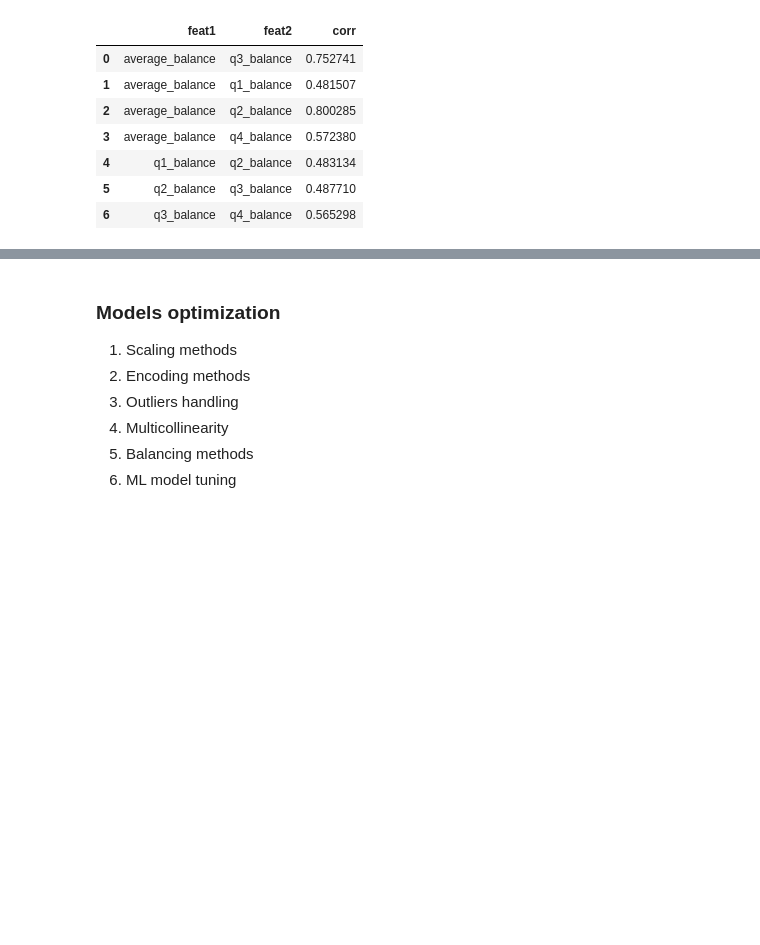
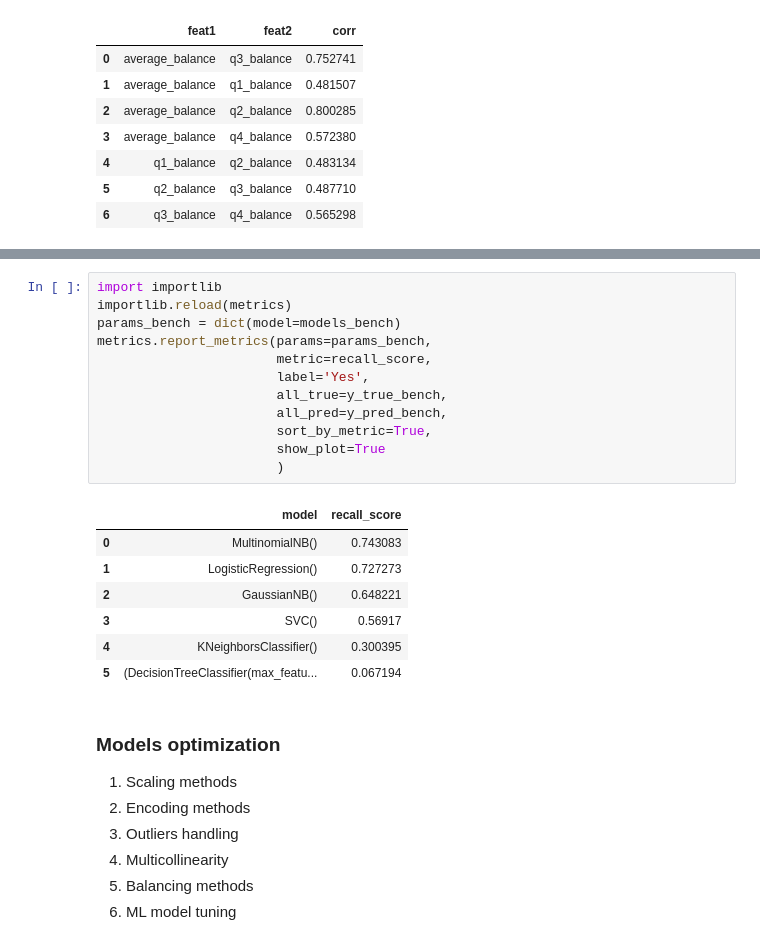
Before and after one commit to Edoardo1996/ironhack-mid-project, a Jupyter notebook: index.ipynb, the cells around one changed output, grey strips where cells are left out. Drawn from its saved outputs; the diff is of its cells as text; blank space fills up the shorter version.

Commit message:
refactoring of index.ipynb, started implemented metric plotter

```diff
--- a/index.ipynb
+++ b/index.ipynb
@@ -216,3 +223,23 @@ weighted avg       0.90      0.92      0.91      4494
+# %%
+import importlib
+importlib.reload(metrics)
+params_bench = dict(model=models_bench)
+metrics.report_metrics(params=params_bench,
+                       metric=recall_score,
+                       label='Yes',
+                       all_true=y_true_bench,
+                       all_pred=y_pred_bench,
+                       sort_by_metric=True,
+                       show_plot=True
+                       )
+# %% [output]
+|  | model | recall_score |
+| 0 | MultinomialNB() | 0.743083 |
+| 1 | LogisticRegression() | 0.727273 |
+| 2 | GaussianNB() | 0.648221 |
+| 3 | SVC() | 0.56917 |
+| 4 | KNeighborsClassifier() | 0.300395 |
+| 5 | (DecisionTreeClassifier(max_featu... | 0.067194 |
 # %% [markdown]
 ### Models optimization
 1. Scaling methods
```
Also changed, not shown: parts of 27 cells of this notebook, 4 other files.
